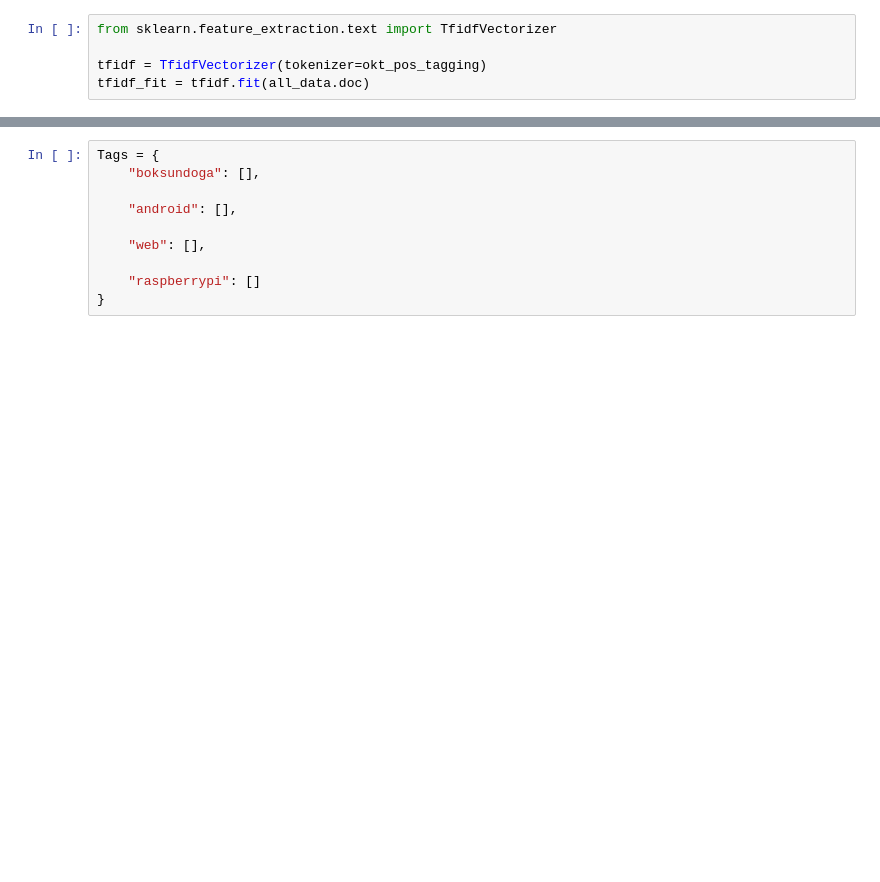
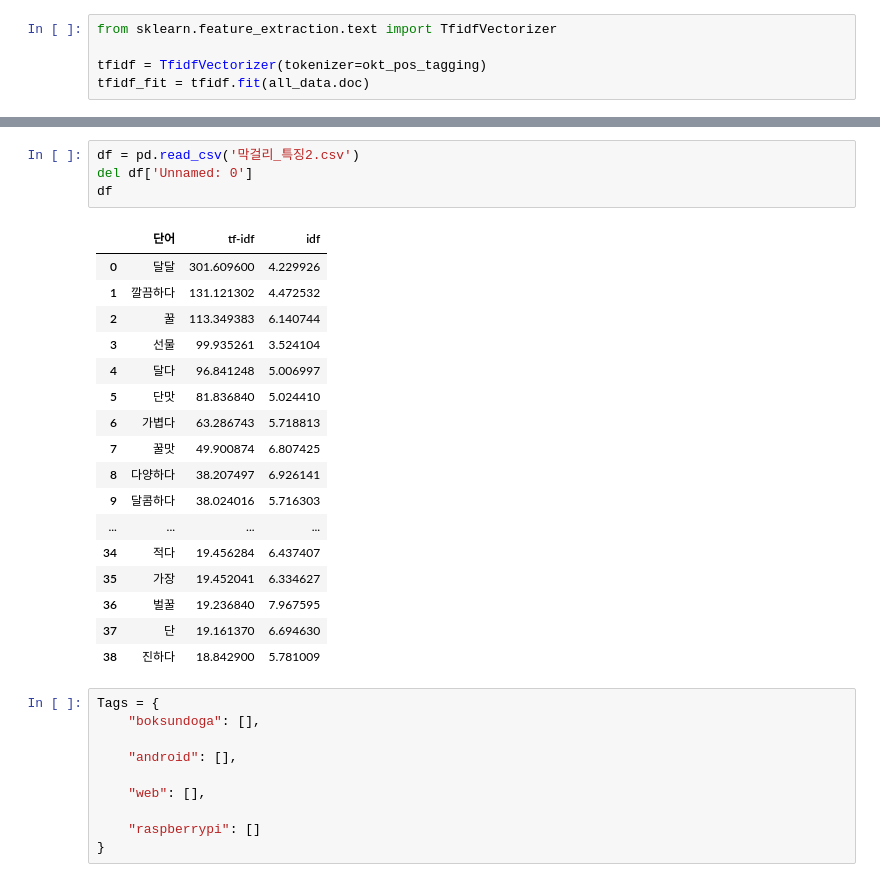
Before and after one commit to JJongSSu/Study, a Jupyter notebook: Teamproject/second/hashtag/해시태그.ipynb, the cells around one changed output, grey strips where cells are left out. Drawn from its saved outputs; the diff is of its cells as text; blank space fills up the shorter version.

```diff
--- a/Teamproject/second/hashtag/해시태그.ipynb
+++ b/Teamproject/second/hashtag/해시태그.ipynb
@@ -152,3 +188,25 @@ df
+# %%
+df = pd.read_csv('막걸리_특징2.csv')
+del df['Unnamed: 0']
+df
+# %% [output]
+|  | 단어 | tf-idf | idf |
+| 0 | 달달 | 301.609600 | 4.229926 |
+| 1 | 깔끔하다 | 131.121302 | 4.472532 |
+| 2 | 꿀 | 113.349383 | 6.140744 |
+| 3 | 선물 | 99.935261 | 3.524104 |
+| 4 | 달다 | 96.841248 | 5.006997 |
+| 5 | 단맛 | 81.836840 | 5.024410 |
+| 6 | 가볍다 | 63.286743 | 5.718813 |
+| 7 | 꿀맛 | 49.900874 | 6.807425 |
+| 8 | 다양하다 | 38.207497 | 6.926141 |
+| 9 | 달콤하다 | 38.024016 | 5.716303 |
+| ... | ... | ... | ... |
+| 34 | 적다 | 19.456284 | 6.437407 |
+| 35 | 가장 | 19.452041 | 6.334627 |
+| 36 | 벌꿀 | 19.236840 | 7.967595 |
+| 37 | 단 | 19.161370 | 6.694630 |
+| 38 | 진하다 | 18.842900 | 5.781009 |
 # %%
 Tags = {
 	"boksundoga": [],
```
Also changed, not shown: parts of 14 cells of this notebook, 7 other files.
